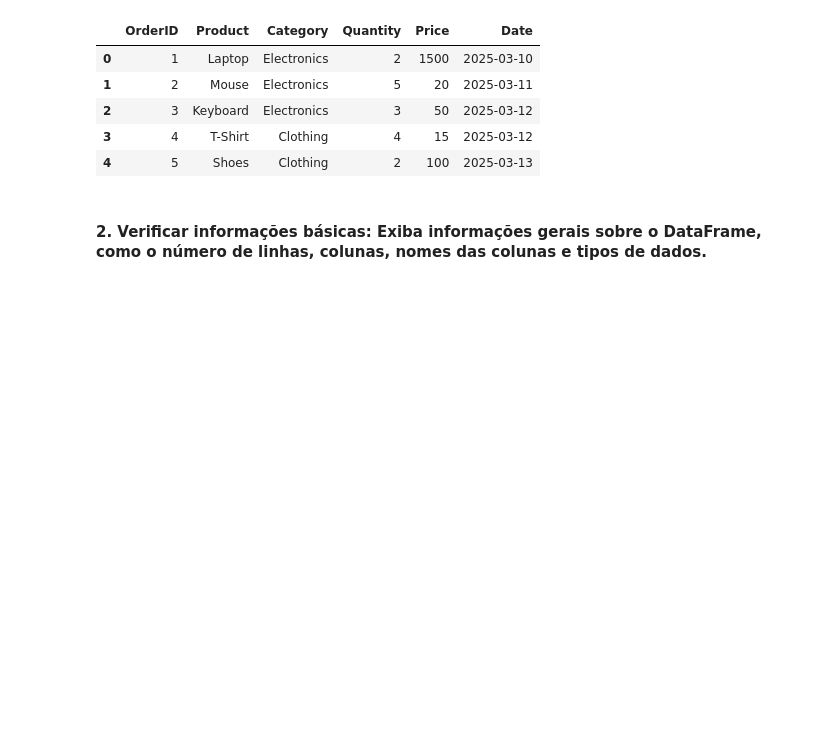
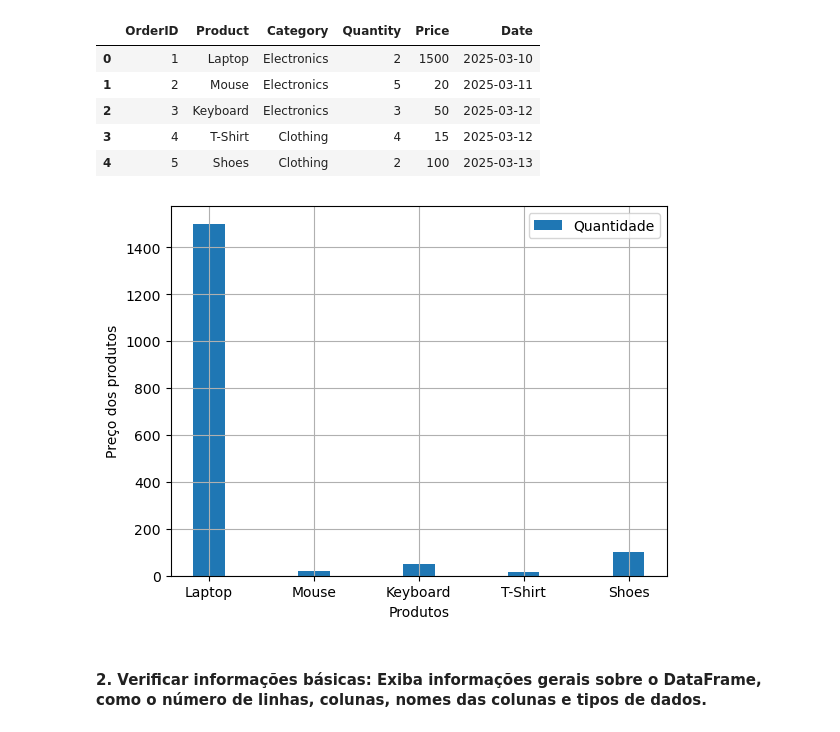
Before and after one commit to fandredev/ml-my-guide, a Jupyter notebook: pandas/exercises/sales_training.ipynb, the cells around one changed output. Saved outputs shown, nothing was run; the diff lists cells and outputs as text; code cells hidden in the pictures; blank space fills up the shorter version.

Commit message:
feat: add initial exercises with chatgpt using matplotlib
- increase some graphs in oldest exercises

```diff
--- a/pandas/exercises/sales_training.ipynb
+++ b/pandas/exercises/sales_training.ipynb
@@ -39,6 +40,19 @@ read_sales_data.head()
 | 2 | 3 | Keyboard | Electronics | 3 | 50 | 2025-03-12 |
 | 3 | 4 | T-Shirt | Clothing | 4 | 15 | 2025-03-12 |
 | 4 | 5 | Shoes | Clothing | 2 | 100 | 2025-03-13 |
+# %%
+five_products = read_sales_data.head()
+
+plt.bar(five_products['Product'], five_products['Price'], width=0.3)
+
+plt.ylabel('Preço dos produtos')
+plt.xlabel('Produtos')
+plt.legend(['Quantidade'])
+plt.grid()
+
+plt.show()
+# %% [output]
+[figure, added]
 # %% [markdown]
 #### 2. Verificar informações básicas: Exiba informações gerais sobre o DataFrame, como o número de linhas, colunas, nomes das colunas e tipos de dados.
 # %%
```
Also changed, not shown: parts of 5 cells of this notebook, 2 other files.
